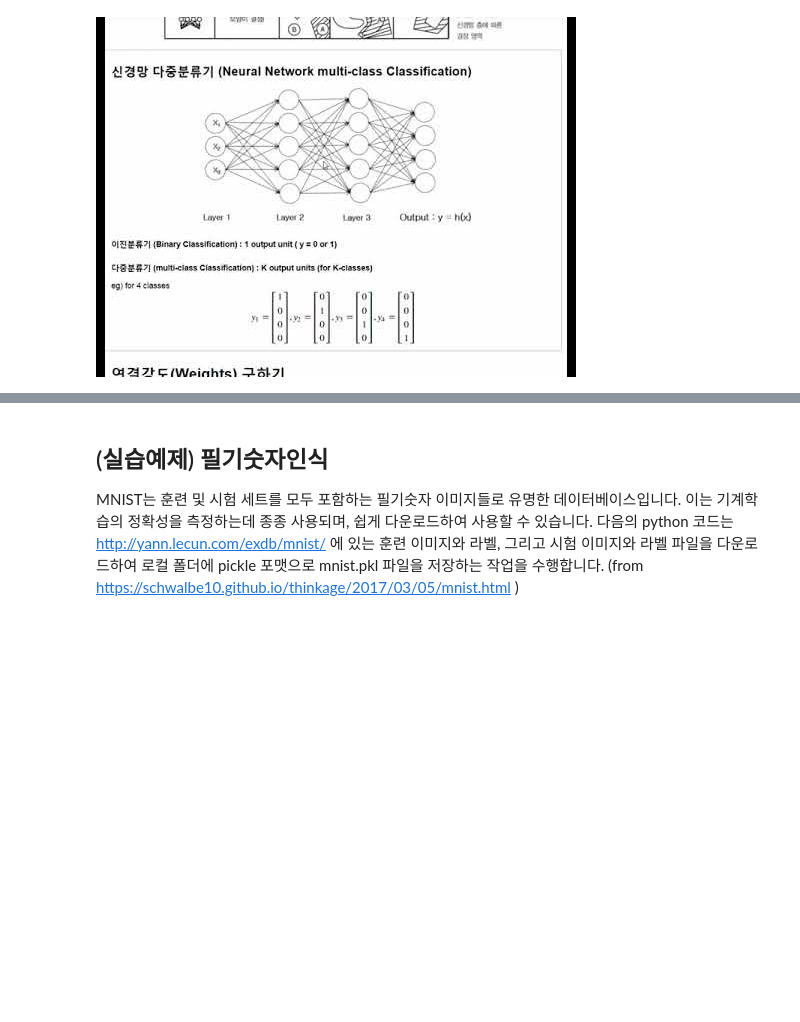
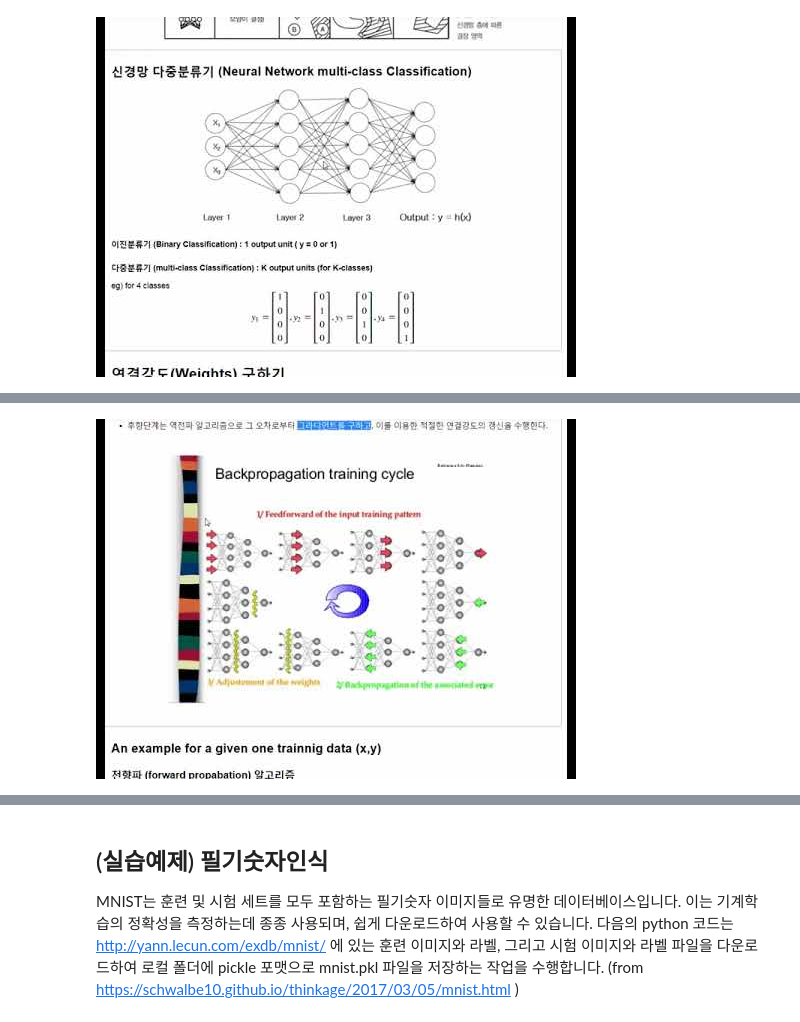
Before and after one commit to junji64/MEAN-stack, a Jupyter notebook: Neural+Network.ipynb, the cells around one changed output, grey strips where cells are left out. Cells and saved outputs as stored; diff of their text form; code cells hidden in the pictures; blank space fills up the shorter version.

```diff
--- a/Neural+Network.ipynb
+++ b/Neural+Network.ipynb
@@ -154,6 +159,11 @@ $$  W_{n+1} = W_n - \alpha {\partial J(W) \over \partial W} $$
 3. 이러한 방식으로 최적값을 찾아가는 방법을 경사 강하법(gradient descent)이라고 함.
 
 <img src="https://cdn-images-1.medium.com/max/800/1*1eNyZxs_SthrBjvf-RQy7Q.png" width=450>
+# %%
+from IPython.display import YouTubeVideo
+YouTubeVideo('MvO7bXGMjmo')
+# %% [output]
+[figure, added]
 # %% [markdown]
 ### 역전파(backpropagation) 알고리즘
 - 경사하강범에서의 그라디언트 ${\partial J(W) \over \partial W}$ 는 역전파(backpropagation) 알고리즘으로 구한다.
```
Also changed, not shown: parts of 1 cell of this notebook.
